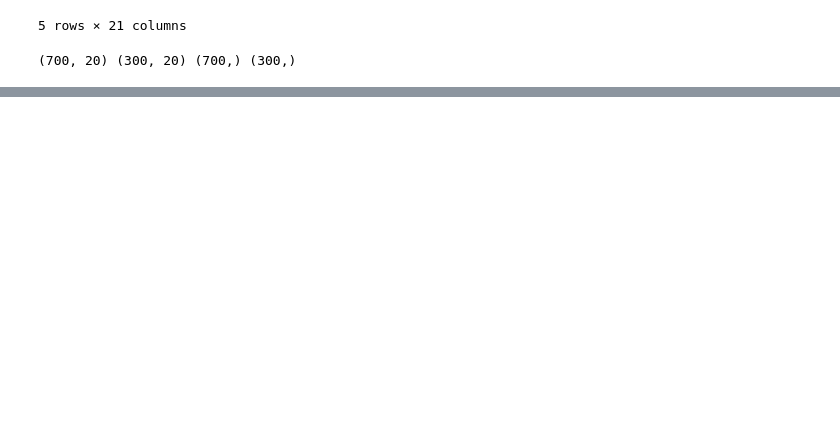
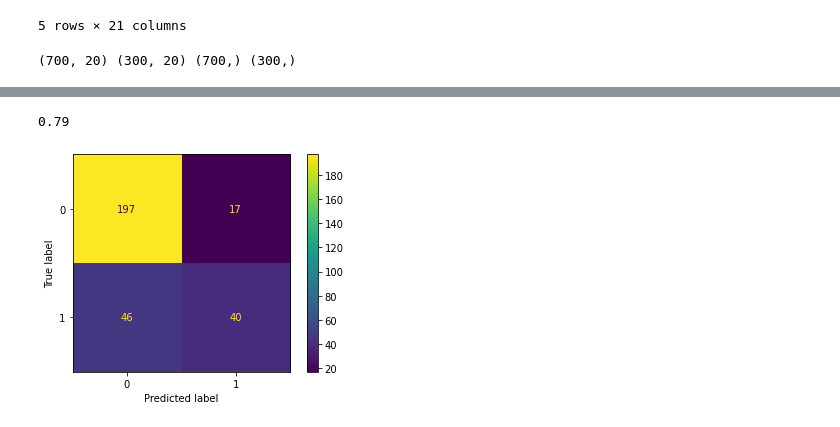
Before and after one commit to daianeklein/cursos-bootcamps, a Jupyter notebook: Alura_v2/credit-scoring/machine-learning-credit-scoring.ipynb, the cells around one changed output, grey strips where cells are left out. Drawn from its saved outputs; the diff is of its cells as text; code cells hidden in the pictures; blank space fills up the shorter version.

```diff
--- a/Alura_v2/credit-scoring/machine-learning-credit-scoring.ipynb
+++ b/Alura_v2/credit-scoring/machine-learning-credit-scoring.ipynb
@@ -129,0 +149,7 @@ df['trabalhador_estrangeiro'] = df['trabalhador_estrangeiro'].map(a)
+# %%
+# train and test
+y = df['default']
+X = df.drop(columns = 'default')
+# %%
+SEED = 77
+X_train, X_test, y_train, y_test = train_test_split(X, y, test_size = 0.30, random_state = SEED)
@@ -129,0 +160,3 @@ df['trabalhador_estrangeiro'] = df['trabalhador_estrangeiro'].map(a)
+# %%
+modelo = LogisticRegression(max_iter = 1000)
+modelo.fit(X_train, y_train)
@@ -129,0 +187,9 @@ df['trabalhador_estrangeiro'] = df['trabalhador_estrangeiro'].map(a)
+# %%
+acuracia = accuracy_score(y_test, previsoes)
+acuracia
+# %% [output]
+0.79
+# %%
+matriz_confusao = plot_confusion_matrix(modelo, X_test, y_test)
+# %% [output]
+[figure, added]
```
Also changed, not shown: parts of 6 cells of this notebook.
